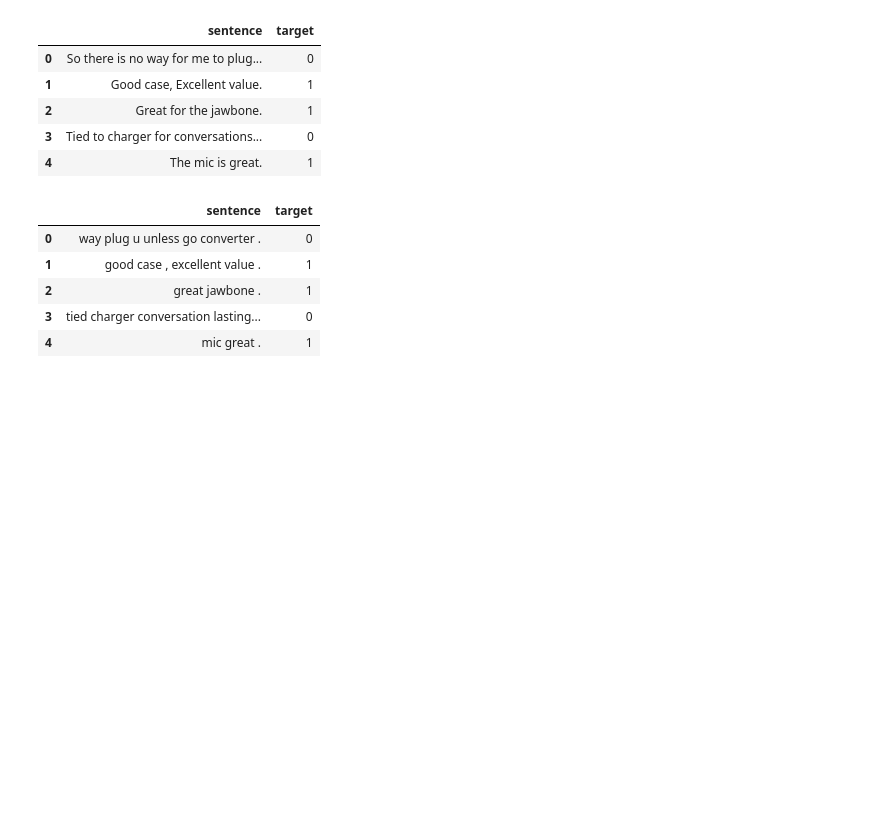
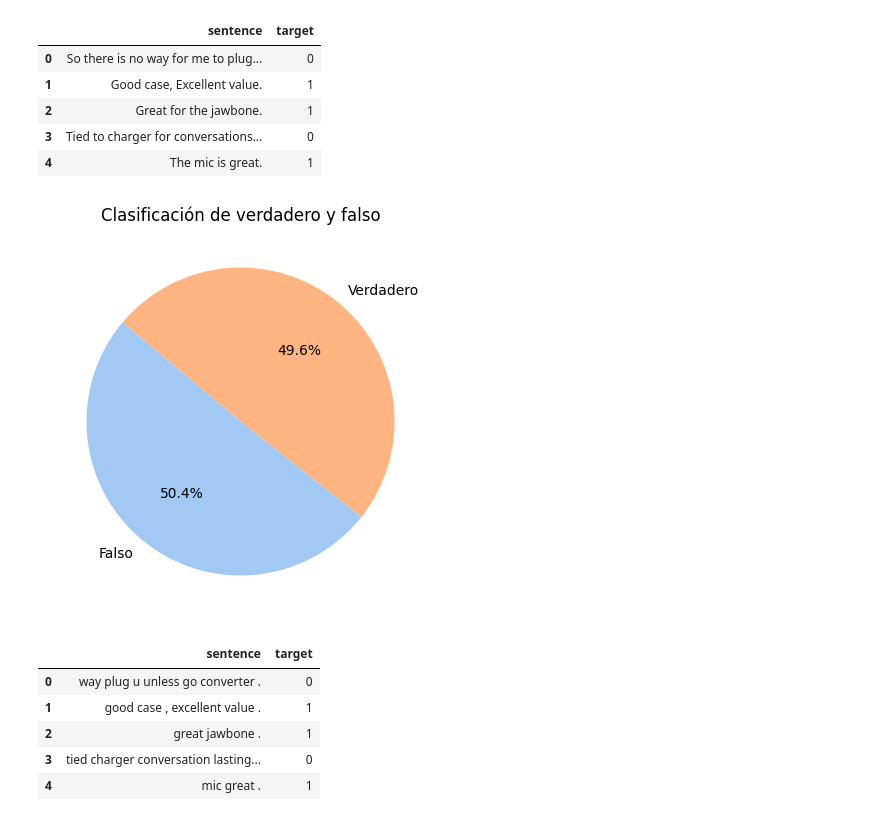
Before and after one commit to arango850/CED_III_TI_II, a Jupyter notebook: TI III.ipynb, the cells around one changed output. Cells and saved outputs as stored; diff of their text form; code cells hidden in the pictures; blank space fills up the shorter version.

Commit message:
First Graphic Created

```diff
--- a/TI III.ipynb
+++ b/TI III.ipynb
@@ -94,6 +96,14 @@ df.head()
 | 2 | Great for the jawbone. | 1 |
 | 3 | Tied to charger for conversations... | 0 |
 | 4 | The mic is great. | 1 |
+# %%
+conteo =df["target"].value_counts()
+plt.figure(figsize=(15,5))
+plt.pie(conteo, labels=["Falso","Verdadero"], autopct='%1.1f%%', startangle=140, colors=sns.color_palette('pastel'))
+plt.title("Clasificación de verdadero y falso")
+plt.show()
+# %% [output]
+[figure, added]
 # %%
 def preprocess_text(text):
     lemmatizer = WordNetLemmatizer()
```
Also changed, not shown: parts of 1 cell of this notebook.
